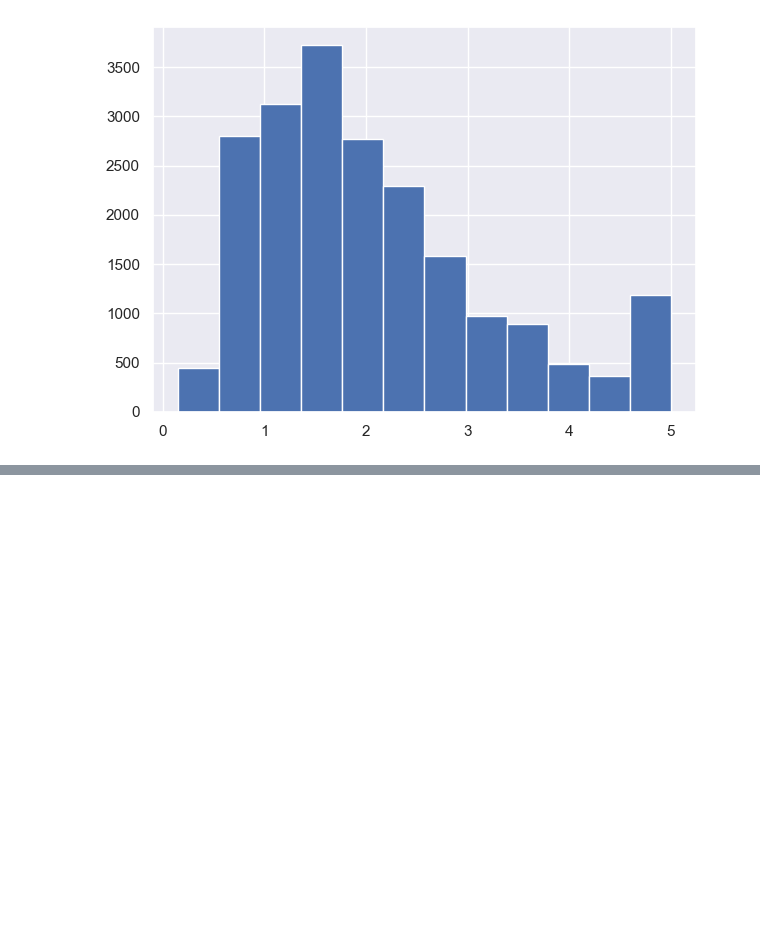
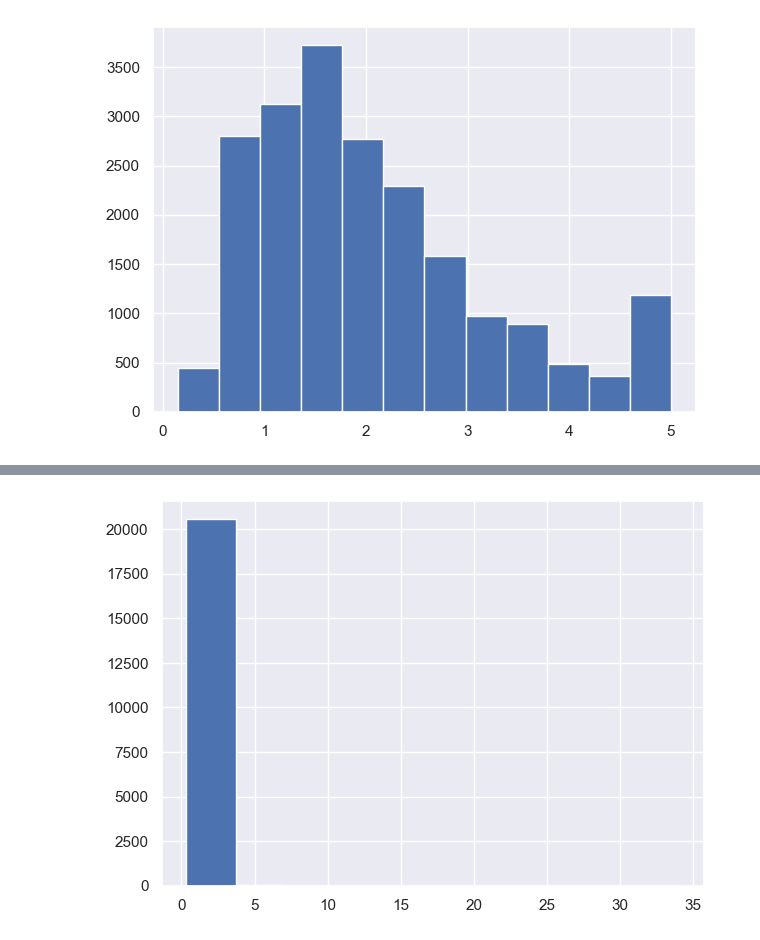
Before and after one commit to gusjrivas/MedHouseVal, a Jupyter notebook: MedHoudeVal.ipynb, the cells around one changed output, grey strips where cells are left out. Drawn from its saved outputs; the diff is of its cells as text; code cells hidden in the pictures; blank space fills up the shorter version.

```diff
--- a/MedHoudeVal.ipynb
+++ b/MedHoudeVal.ipynb
@@ -116,0 +139,8 @@ plt.show()
+# %%
+# Histograma AveBedrms: Número promedio de habitaciones por hogar
+
+plt.figure(figsize=(7,5))
+df_california["AveBedrms"].hist(bins=10)
+plt.show()
+# %% [output]
+[figure, added]
```
Also changed, not shown: parts of 7 cells of this notebook.
